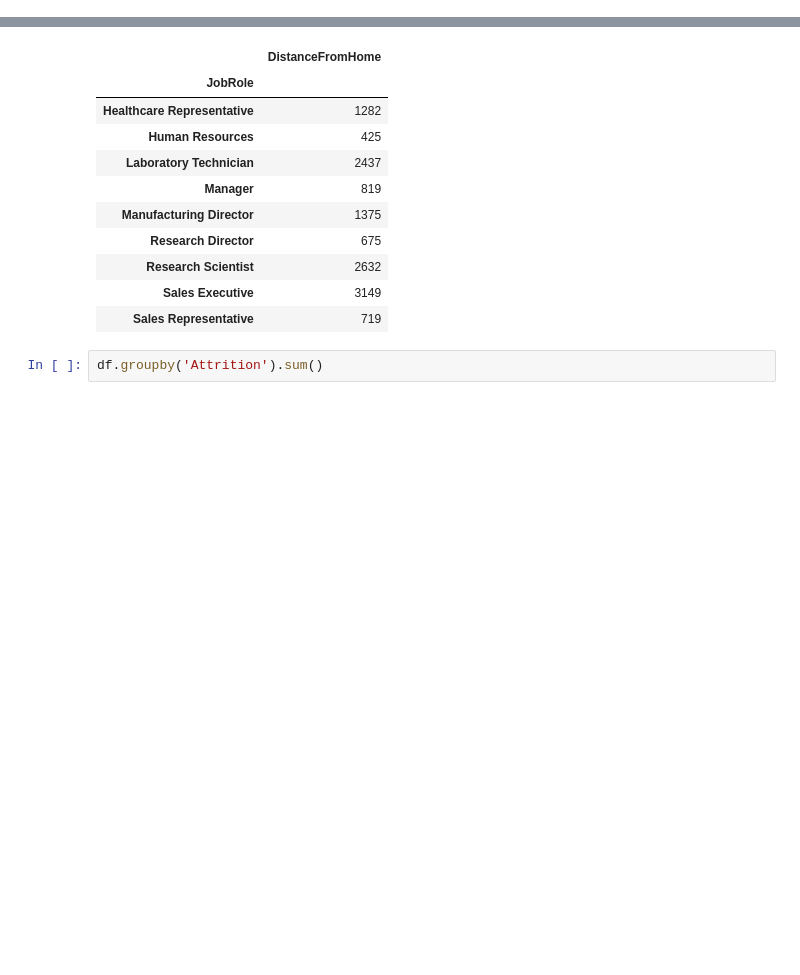
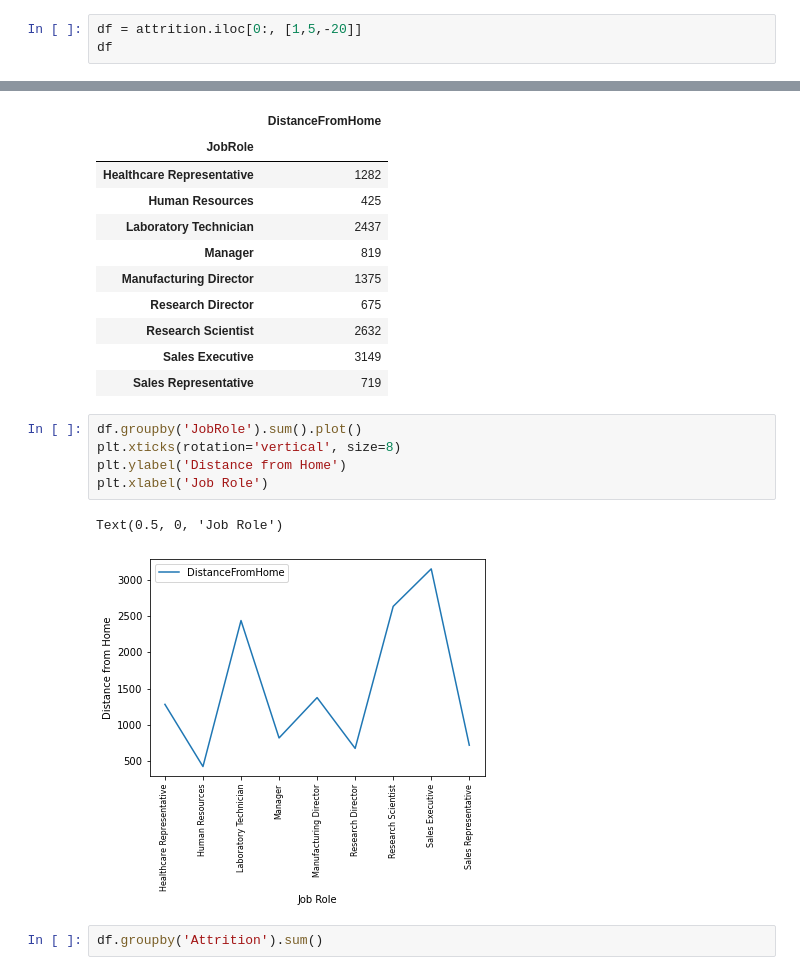
Before and after one commit to wkipkemboi/Assingment-2, a Jupyter notebook: Pandas Analysis Assignment 2.ipynb, the cells around one changed output, grey strips where cells are left out. Cells and saved outputs as stored; diff of their text form; blank space fills up the shorter version.

```diff
--- a/Pandas Analysis Assignment 2.ipynb
+++ b/Pandas Analysis Assignment 2.ipynb
@@ -36,0 +36,3 @@ df
+# %%
+df = attrition.iloc[0:, [1,5,-20]]
+df
@@ -48,6 +64,14 @@ df.groupby('JobRole').sum()
 | Research Scientist | 2632 |
 | Sales Executive | 3149 |
 | Sales Representative | 719 |
+# %%
+df.groupby('JobRole').sum().plot()
+plt.xticks(rotation='vertical', size=8)
+plt.ylabel('Distance from Home')
+plt.xlabel('Job Role')
+# %% [output]
+Text(0.5, 0, 'Job Role')
+[figure, added]
 # %%
 df.groupby('Attrition').sum()
 # %% [output]
```
Also changed, not shown: parts of 7 cells of this notebook, 1 other file.
